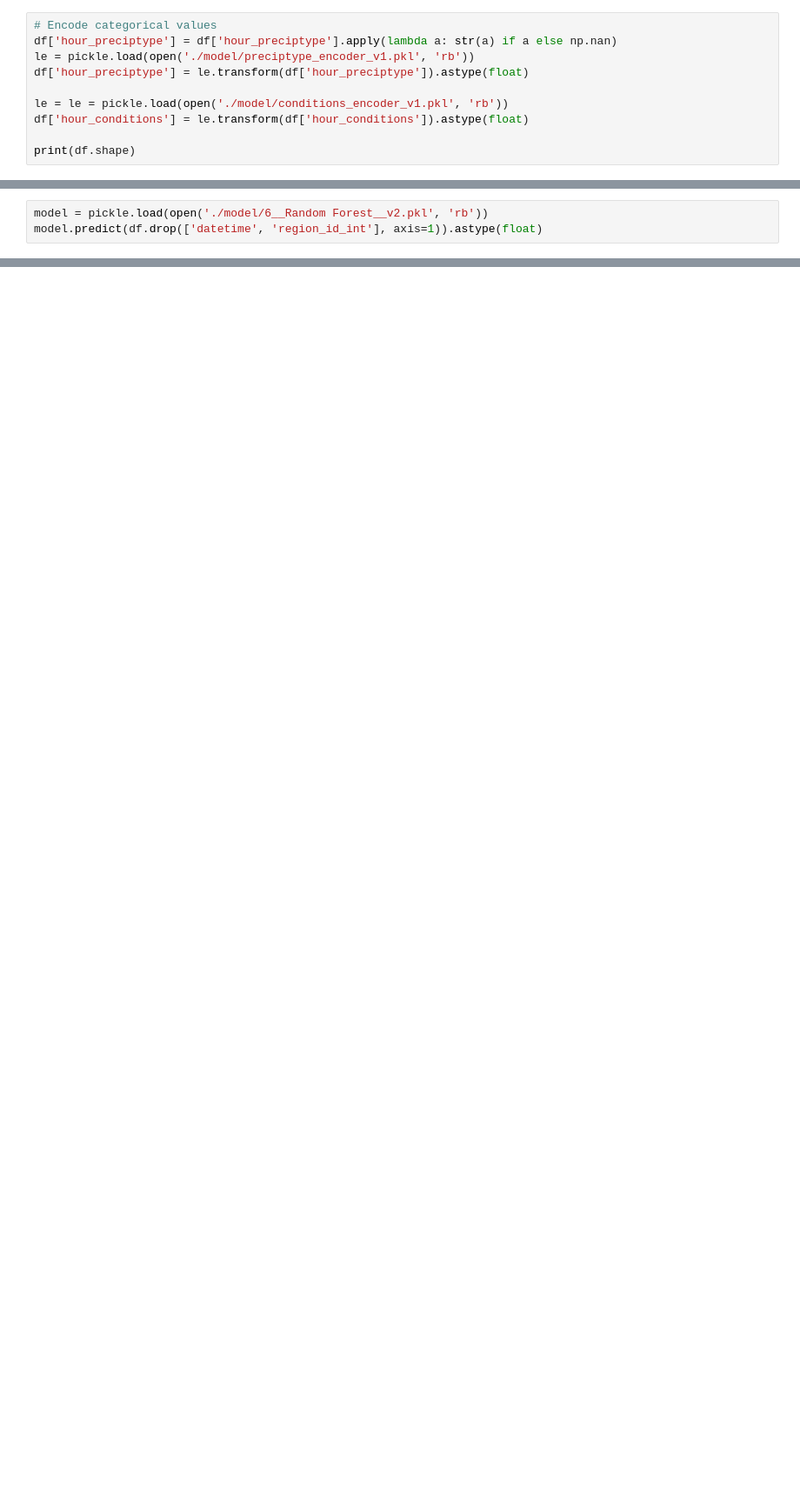
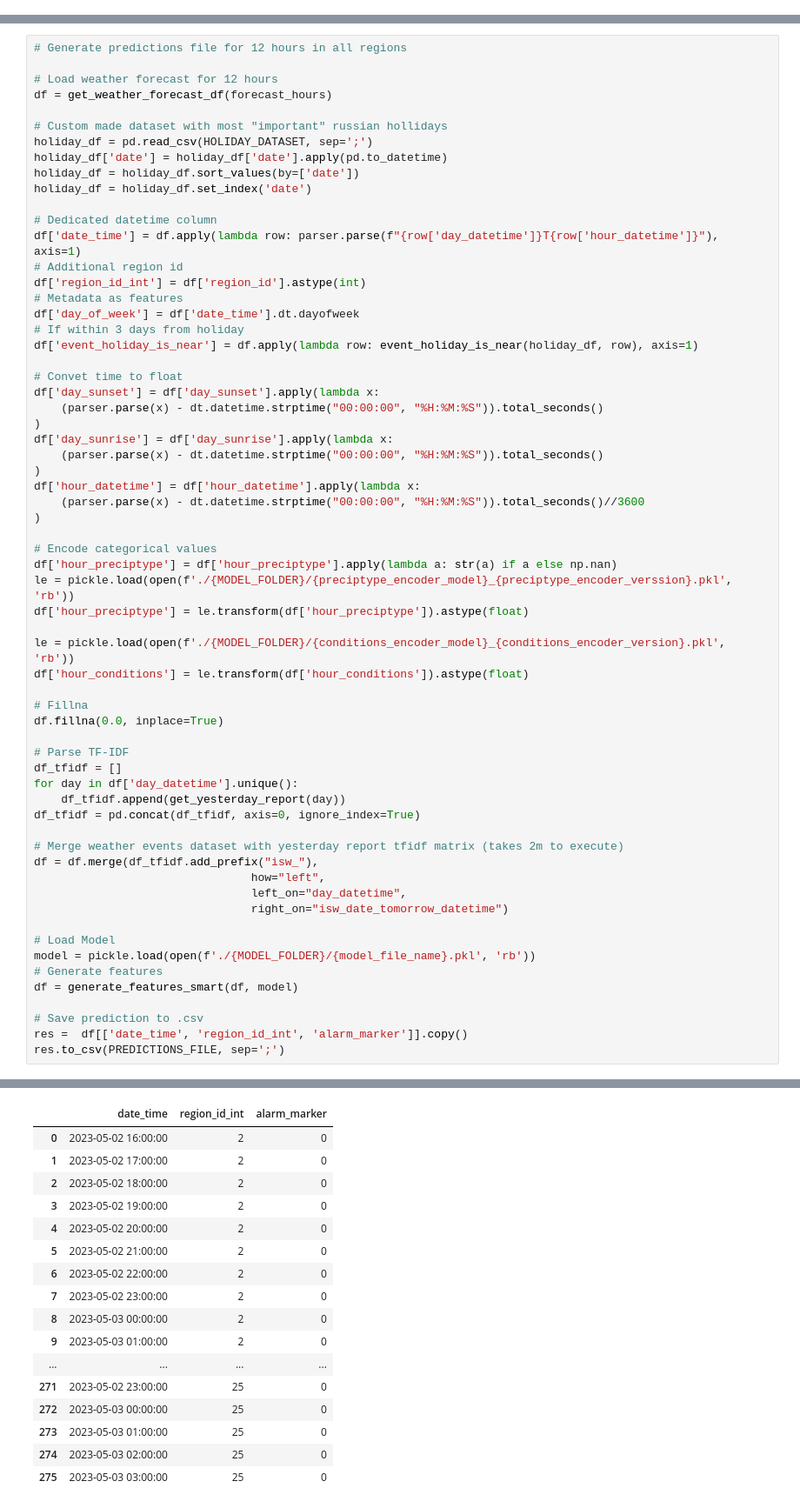
Before and after one commit to tmyroniuk/Naukma_api_project, a Jupyter notebook: playground.ipynb, the cells around one changed output, grey strips where cells are left out. Shown at 87% size. Saved outputs shown, nothing was run; the diff lists cells and outputs as text; blank space fills up the shorter version.

```diff
--- a/playground.ipynb
+++ b/playground.ipynb
@@ -128,10 +24,0 @@ df['hour_datetime'] = df['hour_datetime'].apply(lambda x:
-# %%
-# Encode categorical values
-df['hour_preciptype'] = df['hour_preciptype'].apply(lambda a: str(a) if a else np.nan)
-le = pickle.load(open('./model/preciptype_encoder_v1.pkl', 'rb'))
-df['hour_preciptype'] = le.transform(df['hour_preciptype']).astype(float)
-
-le = le = pickle.load(open('./model/conditions_encoder_v1.pkl', 'rb'))
-df['hour_conditions'] = le.transform(df['hour_conditions']).astype(float)
-
-print(df.shape)
@@ -216,3 +24,0 @@ df.sample(10)
-# %%
-model = pickle.load(open('./model/6__Random Forest__v2.pkl', 'rb'))
-model.predict(df.drop(['datetime', 'region_id_int'], axis=1)).astype(float)
@@ -236,0 +100,64 @@ array([0., 0., 0., 0., 0., 0., 0., 0., 0., 0., 0., 0., 0., 0., 0., 0., 0.,
+# %%
+# Generate predictions file for 12 hours in all regions
+
+# Load weather forecast for 12 hours
+df = get_weather_forecast_df(forecast_hours)
+
+# Custom made dataset with most "important" russian hollidays
+holiday_df = pd.read_csv(HOLIDAY_DATASET, sep=';')
+holiday_df['date'] = holiday_df['date'].apply(pd.to_datetime)
+holiday_df = holiday_df.sort_values(by=['date'])
+holiday_df = holiday_df.set_index('date')
+
+# Dedicated datetime column
+df['date_time'] = df.apply(lambda row: parser.parse(f"{row['day_datetime']}T{row['hour_datetime']}"), axis=1)
+# Additional region id
+df['region_id_int'] = df['region_id'].astype(int)
+# Metadata as features
+df['day_of_week'] = df['date_time'].dt.dayofweek
+# If within 3 days from holiday
+df['event_holiday_is_near'] = df.apply(lambda row: event_holiday_is_near(holiday_df, row), axis=1)
+
+# Convet time to float
+df['day_sunset'] = df['day_sunset'].apply(lambda x:
+    (parser.parse(x) - dt.datetime.strptime("00:00:00", "%H:%M:%S")).total_seconds()
+)
+df['day_sunrise'] = df['day_sunrise'].apply(lambda x:
+    (parser.parse(x) - dt.datetime.strptime("00:00:00", "%H:%M:%S")).total_seconds()
+)
+df['hour_datetime'] = df['hour_datetime'].apply(lambda x:
+    (parser.parse(x) - dt.datetime.strptime("00:00:00", "%H:%M:%S")).total_seconds()//3600
+)
+
+# Encode categorical values
+df['hour_preciptype'] = df['hour_preciptype'].apply(lambda a: str(a) if a else np.nan)
+le = pickle.load(open(f'./{MODEL_FOLDER}/{preciptype_encoder_model}_{preciptype_encoder_verssion}.pkl', 'rb'))
+df['hour_preciptype'] = le.transform(df['hour_preciptype']).astype(float)
+
+le = pickle.load(open(f'./{MODEL_FOLDER}/{conditions_encoder_model}_{conditions_encoder_version}.pkl', 'rb'))
+df['hour_conditions'] = le.transform(df['hour_conditions']).astype(float)
+
+# Fillna
+df.fillna(0.0, inplace=True)
+
+# Parse TF-IDF
+df_tfidf = []
+for day in df['day_datetime'].unique():
+    df_tfidf.append(get_yesterday_report(day))
+df_tfidf = pd.concat(df_tfidf, axis=0, ignore_index=True)
+
+# Merge weather events dataset with yesterday report tfidf matrix (takes 2m to execute)
+df = df.merge(df_tfidf.add_prefix("isw_"),
+                                how="left",
+                                left_on="day_datetime",
+                                right_on="isw_date_tomorrow_datetime")
+
+# Load Model
+model = pickle.load(open(f'./{MODEL_FOLDER}/{model_file_name}.pkl', 'rb'))
+# Generate features
+df = generate_features_smart(df, model)
+
+# Save prediction to .csv
+res =  df[['date_time', 'region_id_int', 'alarm_marker']].copy()
+res.to_csv(PREDICTIONS_FILE, sep=';')
+# %% [output]
@@ -236,0 +169,17 @@ array([0., 0., 0., 0., 0., 0., 0., 0., 0., 0., 0., 0., 0., 0., 0., 0., 0.,
+|  | date_time | region_id_int | alarm_marker |
+| 0 | 2023-05-02 16:00:00 | 2 | 0 |
+| 1 | 2023-05-02 17:00:00 | 2 | 0 |
+| 2 | 2023-05-02 18:00:00 | 2 | 0 |
+| 3 | 2023-05-02 19:00:00 | 2 | 0 |
+| 4 | 2023-05-02 20:00:00 | 2 | 0 |
+| 5 | 2023-05-02 21:00:00 | 2 | 0 |
+| 6 | 2023-05-02 22:00:00 | 2 | 0 |
+| 7 | 2023-05-02 23:00:00 | 2 | 0 |
+| 8 | 2023-05-03 00:00:00 | 2 | 0 |
+| 9 | 2023-05-03 01:00:00 | 2 | 0 |
+| ... | ... | ... | ... |
+| 271 | 2023-05-02 23:00:00 | 25 | 0 |
+| 272 | 2023-05-03 00:00:00 | 25 | 0 |
+| 273 | 2023-05-03 01:00:00 | 25 | 0 |
+| 274 | 2023-05-03 02:00:00 | 25 | 0 |
+| 275 | 2023-05-03 03:00:00 | 25 | 0 |
```
Also changed, not shown: parts of 12 cells of this notebook, 13 other files.
